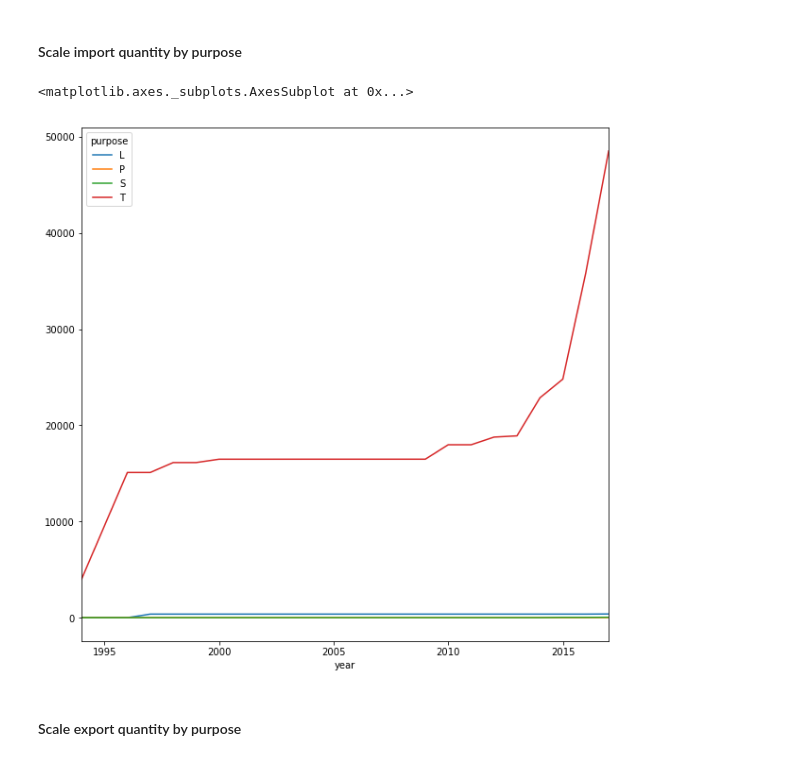
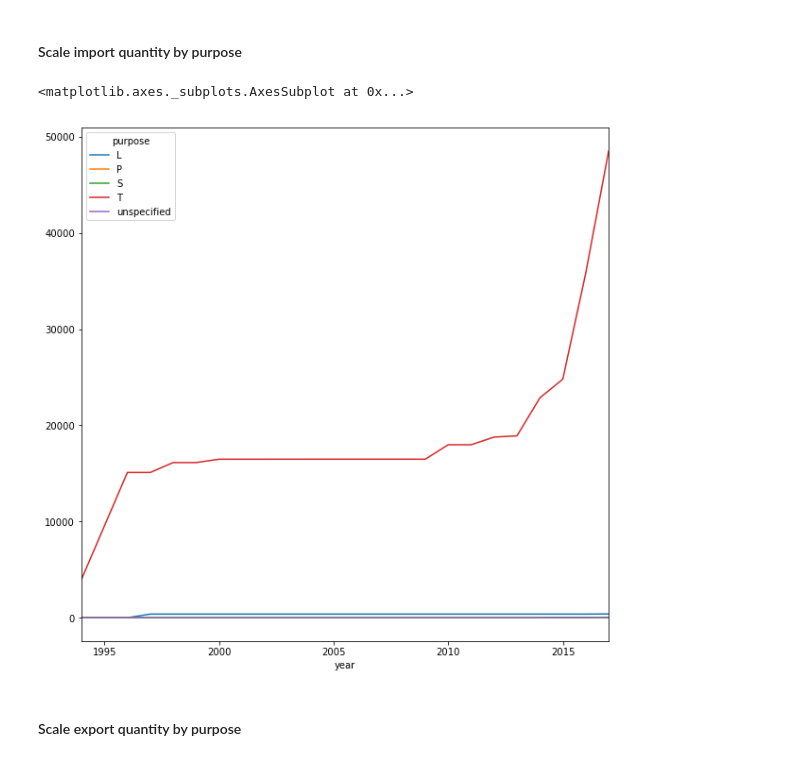
Before and after one commit to Roytangrb/Pangolin, a Jupyter notebook: CITES Analysis/manidae.ipynb, the cells around one changed output. Drawn from its saved outputs; the diff is of its cells as text; code cells hidden in the pictures.

```diff
--- a/CITES Analysis/manidae.ipynb
+++ b/CITES Analysis/manidae.ipynb
@@ -437,12 +437,15 @@ scale_export_quantity_country.plot()
 #### Scale import quantity by purpose
 # %%
 df_scales_weight_import_kg = unify_weight2kg(df_scales_weight_import)
+#fillna with unscpecified
+df_scales_weight_import_kg['purpose'].fillna('unspecified', inplace=True)
+
 scale_import_quantity_purpose = df_scales_weight_import_kg.groupby(['year', 'purpose']).sum().unstack('purpose').loc[:, 'quantity']
 aggYear(scale_import_quantity_purpose)
 scale_import_quantity_purpose.plot()
 # %% [output]
 <matplotlib.axes._subplots.AxesSubplot at 0x...>
-[figure, old version]
+[figure, new version]
 # %% [markdown]
 #### Scale export quantity by purpose
 # %%
```
Also changed, not shown: parts of 3 cells of this notebook, 7 other files.
